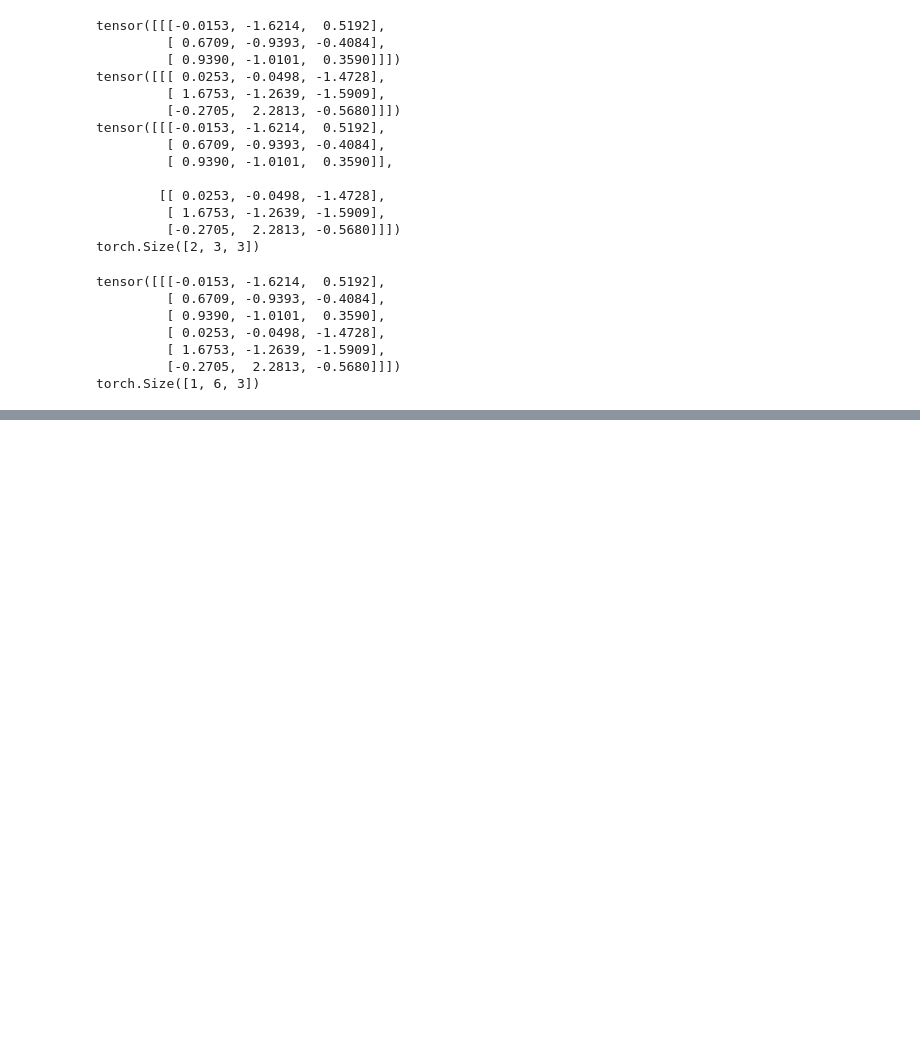
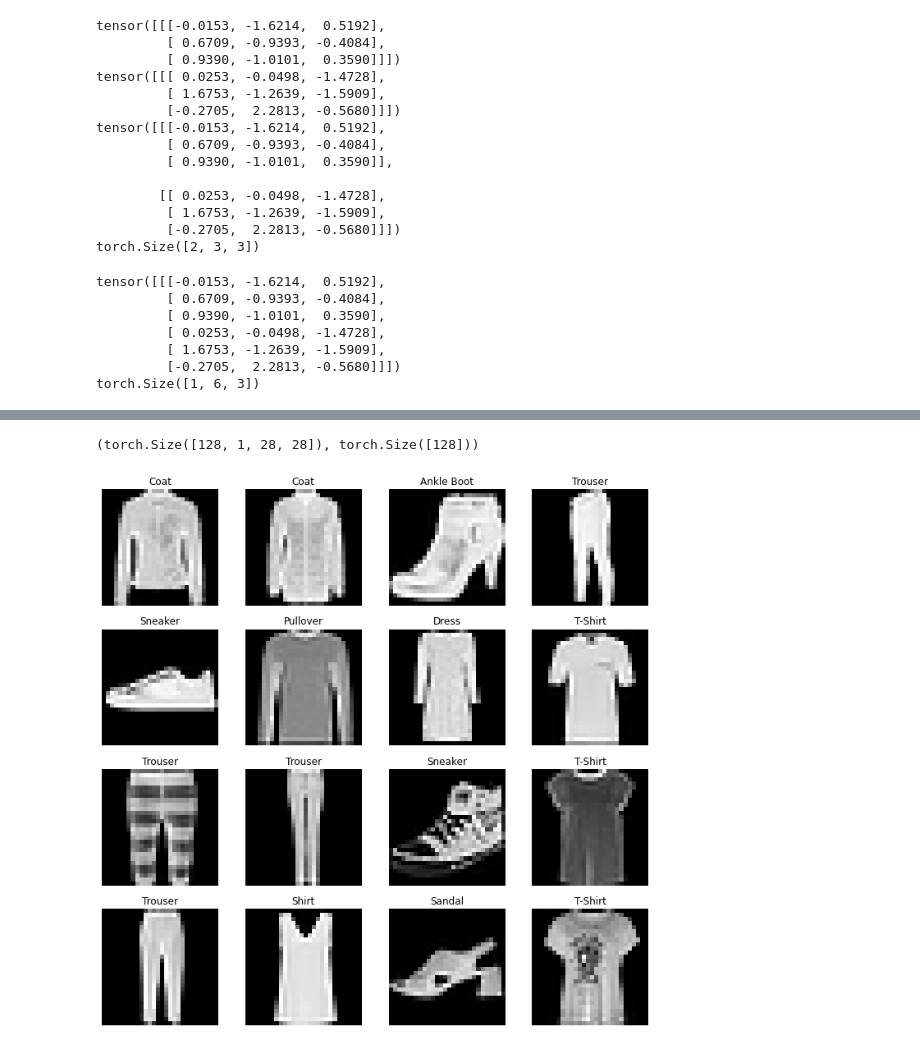
Before and after one commit to ttma333/python, a Jupyter notebook: pt1_파이토치기초.ipynb, the cells around one changed output, grey strips where cells are left out. Drawn from its saved outputs; the diff is of its cells as text; code cells hidden in the pictures; blank space fills up the shorter version.

```diff
--- a/pt1_파이토치기초.ipynb
+++ b/pt1_파이토치기초.ipynb
@@ -668,0 +973,8 @@ torch.Size([1, 6, 3])
+# %%
+trainset = datasets.FashionMNIST(root='/content/',
+                                 train=True,download=True,
+                                 transform = transform)
+
+testset = datasets.FashionMNIST(root='/content/',
+                                 train=False,download=True,
+                                 transform=transform)
@@ -668,0 +1001,40 @@ torch.Size([1, 6, 3])
+# %%
+train_loader = DataLoader(trainset,batch_size=128,shuffle=True,num_workers=2) # 디폴트 값은 0인데 데이터로딩을 위해 몇개의 서브 프로세스를 사용할 것인지를 결정
+test_loader = DataLoader(testset,batch_size=128,shuffle=False,num_workers=2)
+# %%
+# iter는 번복가능한 객체에서 이터레이터를 반환하고,next는 이터레이터에서 값을 차례대로 꺼냄
+images,labels = next(iter(train_loader)) # 데이터를 접근하려면 python의 내장함수 iter의 next를 사용하여 접근
+images.shape , labels.shape
+# %% [output]
+(torch.Size([128, 1, 28, 28]), torch.Size([128]))
+# %%
+import matplotlib.pyplot as plt
+labels_map = {
+    0:'T-Shirt',
+    1:'Trouser',
+    2:'Pullover',
+    3:'Dress',
+    4:'Coat',
+    5:'Sandal',
+    6:'Shirt',
+    7:'Sneaker',
+    8:'Bag',
+    9:'Ankle Boot',
+
+}
+
+figure = plt.figure(figsize=(12,12))
+cols, rows = 4,4
+for i in range(1,cols*rows +1):
+  image = images[i].squeeze()
+  label_idx = labels[i].item()
+  label = labels_map[label_idx]
+
+  figure.add_subplot(rows,cols,i)
+  plt.title(label)
+  plt.axis('off')
+  plt.imshow(image,cmap='gray')
+
+plt.show()
+# %% [output]
+[figure, added]
```
Also changed, not shown: parts of 76 cells of this notebook.
